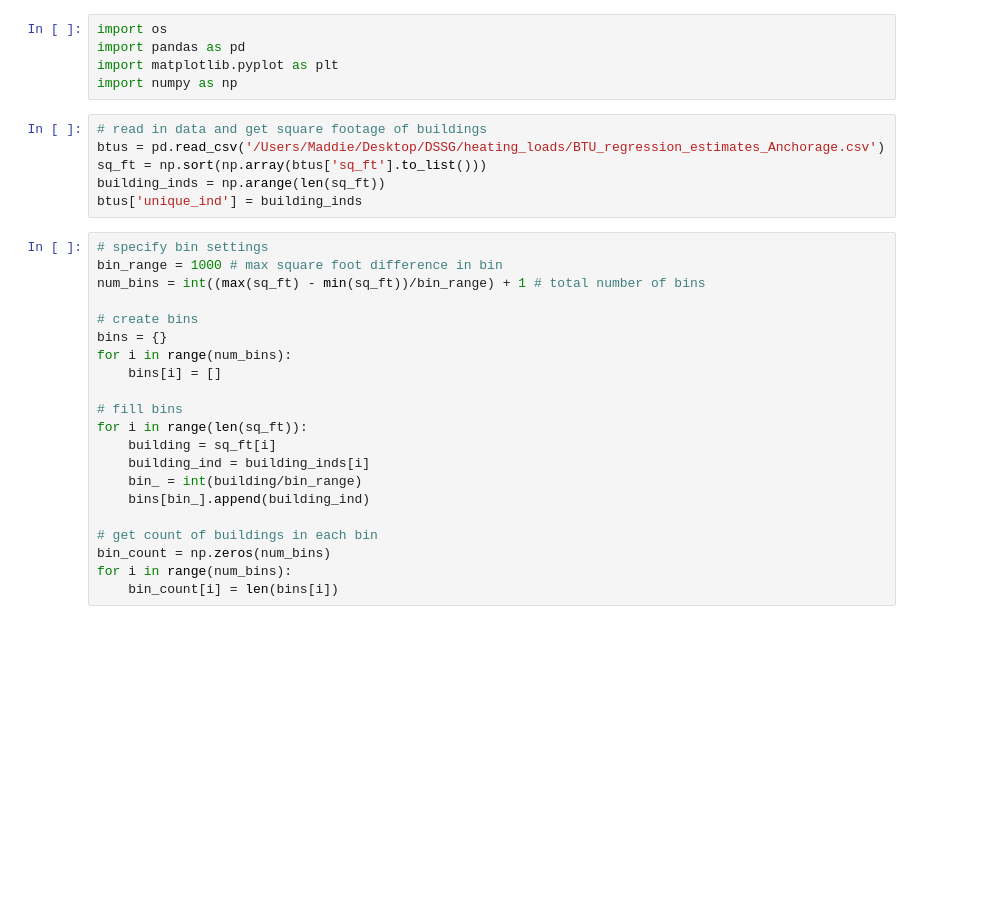
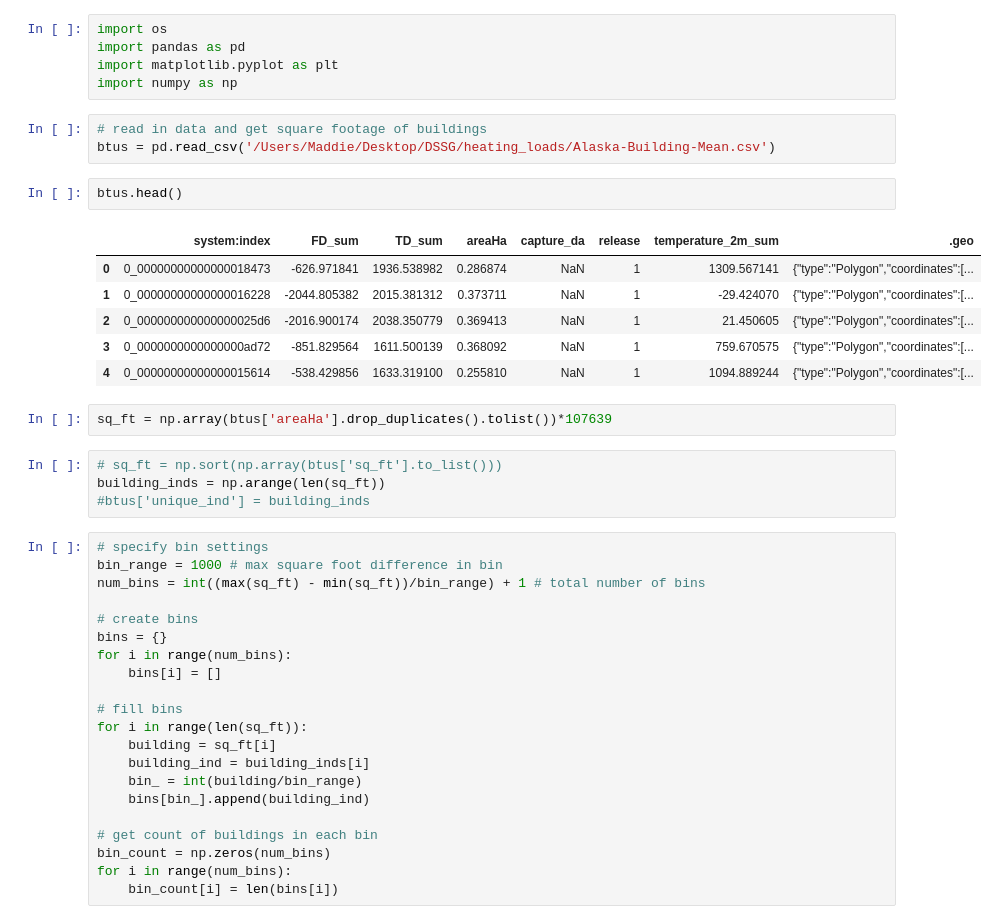
Before and after one commit to Heating-Loads/heating_loads, a Jupyter notebook: Data Sampling.ipynb, the cells around one changed output. Cells and saved outputs as stored; diff of their text form; blank space fills up the shorter version.

```diff
--- a/Data Sampling.ipynb
+++ b/Data Sampling.ipynb
@@ -5,10 +5,22 @@ import matplotlib.pyplot as plt
 import numpy as np
 # %%
 # read in data and get square footage of buildings
-btus = pd.read_csv('/Users/Maddie/Desktop/DSSG/heating_loads/BTU_regression_estimates_Anchorage.csv')
-sq_ft = np.sort(np.array(btus['sq_ft'].to_list()))
-building_inds = np.arange(len(sq_ft))
-btus['unique_ind'] = building_inds
+btus = pd.read_csv('/Users/Maddie/Desktop/DSSG/heating_loads/Alaska-Building-Mean.csv')
+# %%
+btus.head()
+# %% [output]
+|  | system:index | FD_sum | TD_sum | areaHa | capture_da | release | temperature_2m_sum | .geo |
+| 0 | 0_00000000000000018473 | -626.971841 | 1936.538982 | 0.286874 | NaN | 1 | 1309.567141 | {"type":"Polygon","coordinates":[... |
+| 1 | 0_00000000000000016228 | -2044.805382 | 2015.381312 | 0.373711 | NaN | 1 | -29.424070 | {"type":"Polygon","coordinates":[... |
+| 2 | 0_000000000000000025d6 | -2016.900174 | 2038.350779 | 0.369413 | NaN | 1 | 21.450605 | {"type":"Polygon","coordinates":[... |
+| 3 | 0_0000000000000000ad72 | -851.829564 | 1611.500139 | 0.368092 | NaN | 1 | 759.670575 | {"type":"Polygon","coordinates":[... |
+| 4 | 0_00000000000000015614 | -538.429856 | 1633.319100 | 0.255810 | NaN | 1 | 1094.889244 | {"type":"Polygon","coordinates":[... |
+# %%
+sq_ft = np.array(btus['areaHa'].drop_duplicates().tolist())*107639
+# %%
+# sq_ft = np.sort(np.array(btus['sq_ft'].to_list()))
+building_inds = np.arange(len(sq_ft))
+#btus['unique_ind'] = building_inds
 # %%
 # specify bin settings
 bin_range = 1000 # max square foot difference in bin
```
Also changed, not shown: parts of 12 cells of this notebook, 2 other files.
